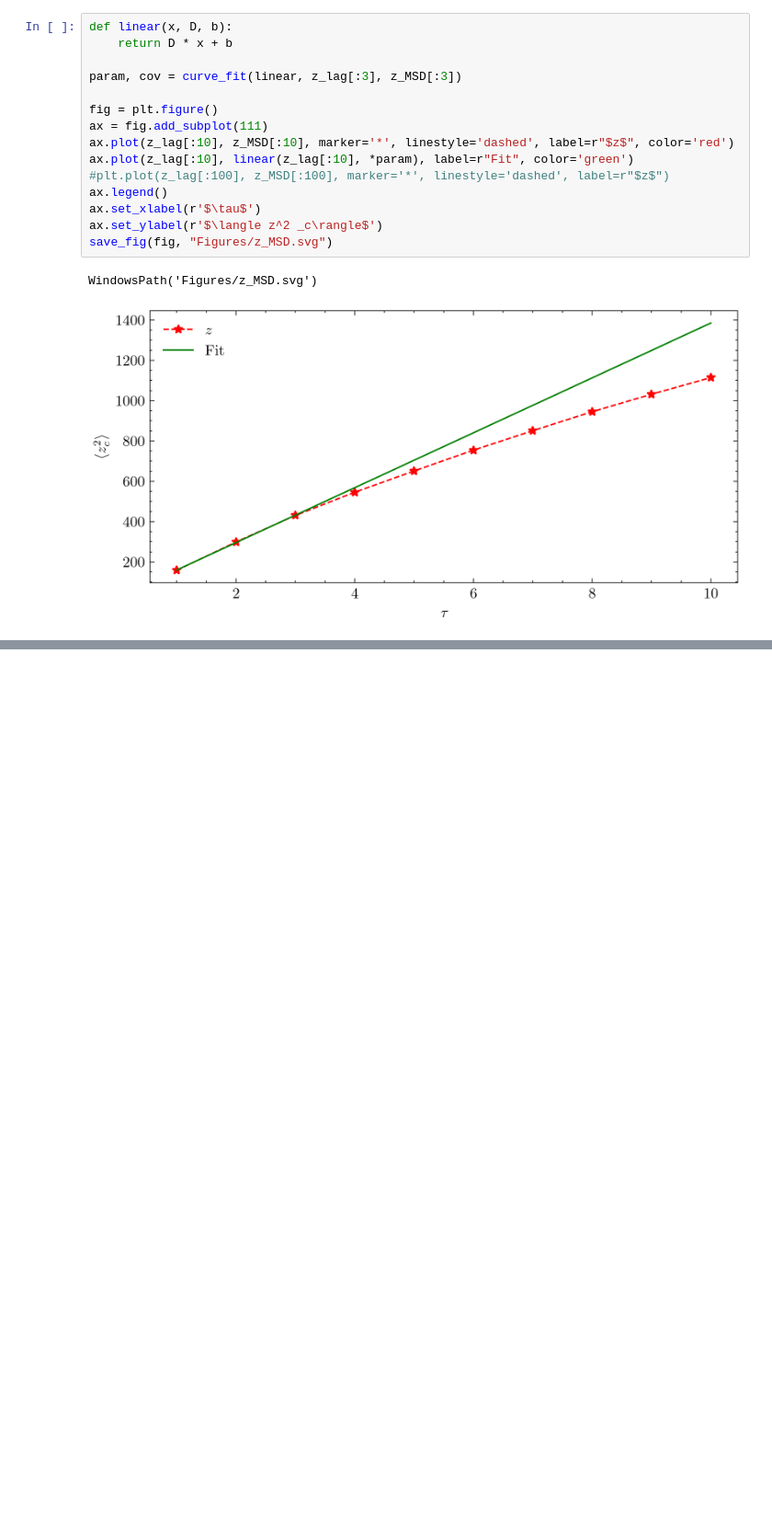
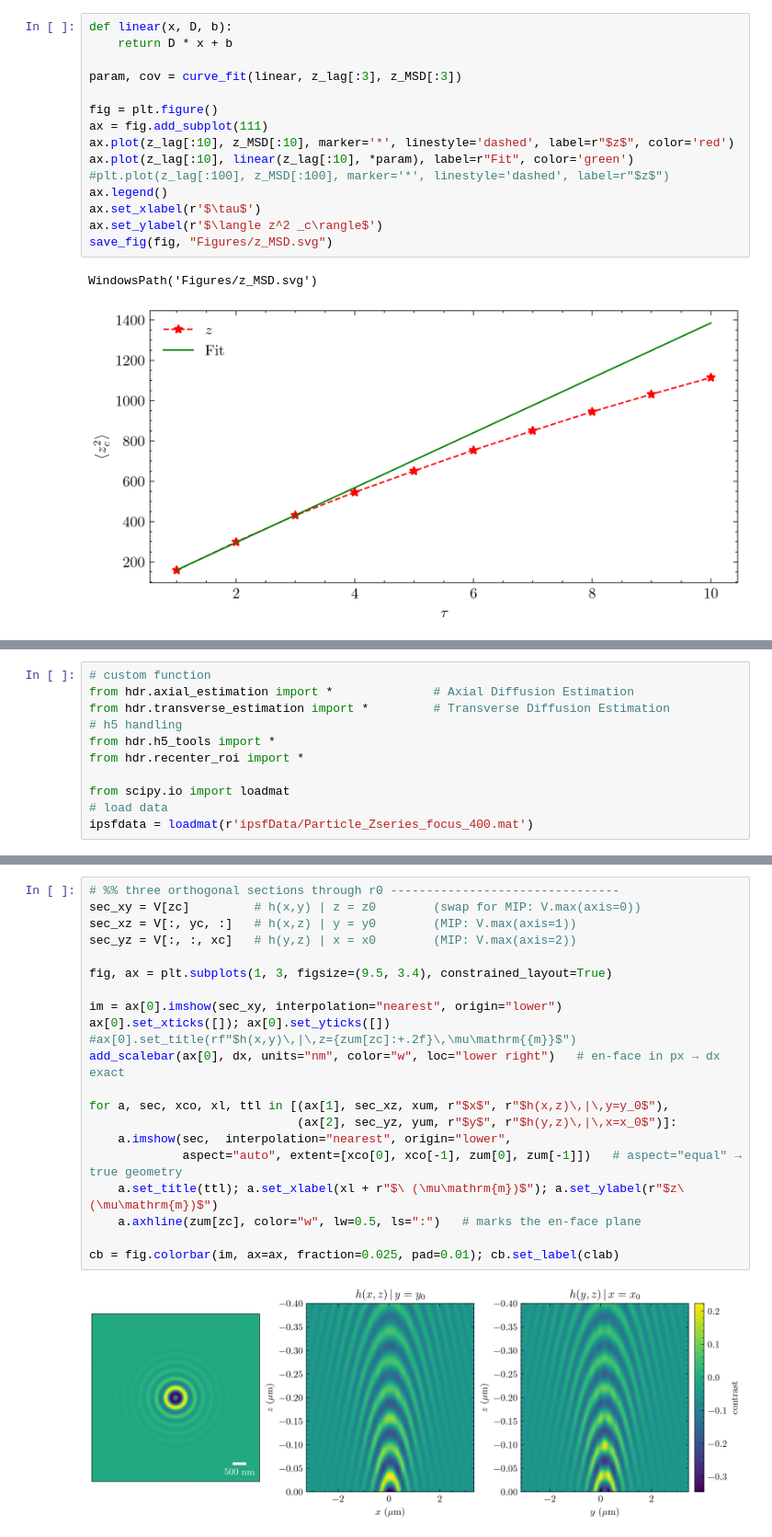
Before and after one commit to sinuose/mj_MASc_2026, a Jupyter notebook: Python/figures_all.ipynb, the cells around one changed output, grey strips where cells are left out. Shown at 92% size. Cells and saved outputs as stored; diff of their text form; blank space fills up the shorter version.

```diff
--- a/Python/figures_all.ipynb
+++ b/Python/figures_all.ipynb
@@ -695,0 +698,11 @@ WindowsPath('Figures/z_MSD.svg')
+# %%
+# custom function
+from hdr.axial_estimation import *              # Axial Diffusion Estimation
+from hdr.transverse_estimation import *         # Transverse Diffusion Estimation
+# h5 handling
+from hdr.h5_tools import *
+from hdr.recenter_roi import *
+
+from scipy.io import loadmat
+# load data
+ipsfdata = loadmat(r'ipsfData/Particle_Zseries_focus_400.mat')
@@ -695,0 +746,23 @@ WindowsPath('Figures/z_MSD.svg')
+# %%
+# %% three orthogonal sections through r0 --------------------------------
+sec_xy = V[zc]         # h(x,y) | z = z0        (swap for MIP: V.max(axis=0))
+sec_xz = V[:, yc, :]   # h(x,z) | y = y0        (MIP: V.max(axis=1))
+sec_yz = V[:, :, xc]   # h(y,z) | x = x0        (MIP: V.max(axis=2))
+
+fig, ax = plt.subplots(1, 3, figsize=(9.5, 3.4), constrained_layout=True)
+
+im = ax[0].imshow(sec_xy, interpolation="nearest", origin="lower")
+ax[0].set_xticks([]); ax[0].set_yticks([])
+#ax[0].set_title(rf"$h(x,y)\,|\,z={zum[zc]:+.2f}\,\mu\mathrm{{m}}$")
+add_scalebar(ax[0], dx, units="nm", color="w", loc="lower right")   # en-face in px → dx exact
+
+for a, sec, xco, xl, ttl in [(ax[1], sec_xz, xum, r"$x$", r"$h(x,z)\,|\,y=y_0$"),
+                             (ax[2], sec_yz, yum, r"$y$", r"$h(y,z)\,|\,x=x_0$")]:
+    a.imshow(sec,  interpolation="nearest", origin="lower",
+             aspect="auto", extent=[xco[0], xco[-1], zum[0], zum[-1]])   # aspect="equal" → true geometry
+    a.set_title(ttl); a.set_xlabel(xl + r"$\ (\mu\mathrm{m})$"); a.set_ylabel(r"$z\ (\mu\mathrm{m})$")
+    a.axhline(zum[zc], color="w", lw=0.5, ls=":")   # marks the en-face plane
+
+cb = fig.colorbar(im, ax=ax, fraction=0.025, pad=0.01); cb.set_label(clab)
+# %% [output]
+[figure, added]
```
Also changed, not shown: parts of 6 cells of this notebook, 14 other files.
